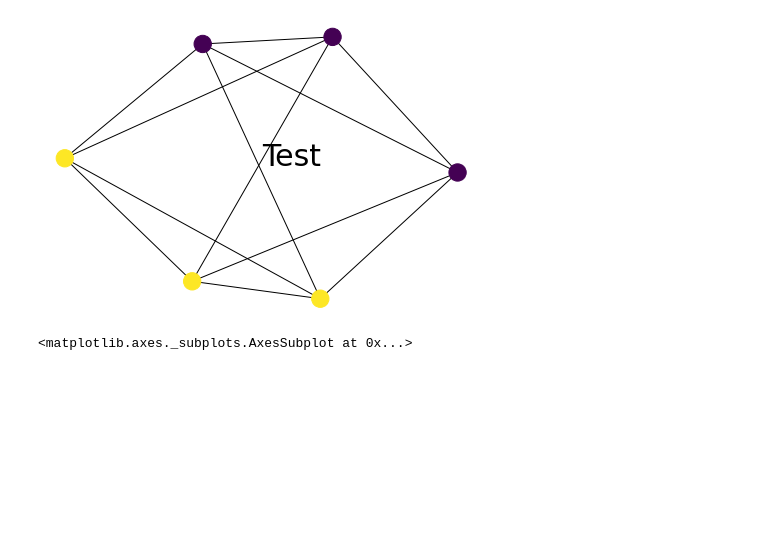
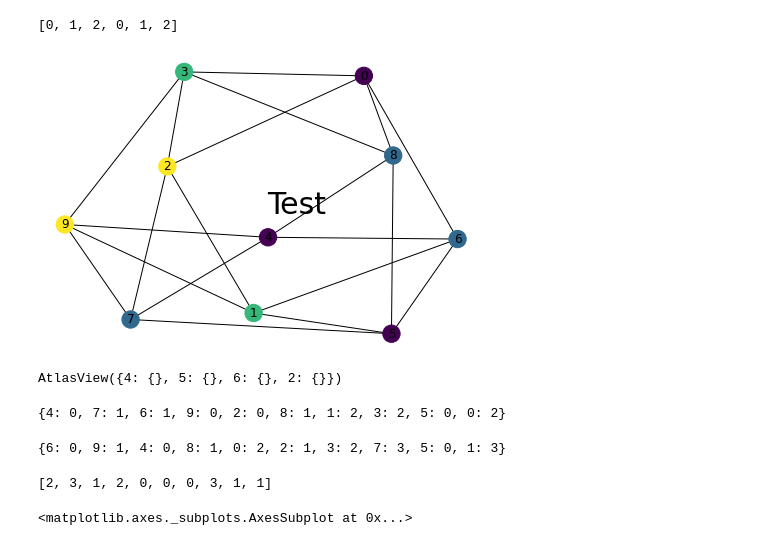
Before and after one commit to LBrinkmann/ai_vs_ci, a Jupyter notebook: notebooks/playground.ipynb, the cells around one changed output. Drawn from its saved outputs; the diff is of its cells as text; code cells hidden in the pictures; blank space fills up the shorter version.

```diff
--- a/notebooks/playground.ipynb
+++ b/notebooks/playground.ipynb
@@ -5,11 +11,39 @@ import seaborn as sns
+# %%
+node_color
+# %% [output]
+[0, 1, 2, 0, 1, 2]
 # %%
 G = nx.random_regular_graph(4, 10)
-G = nx.watts_strogatz_graph(6, 4, 0)
-nx.draw(G, node_color=[0,1,1,1,0,0])
+# G = nx.watts_strogatz_graph(6, 4, 0)
+coloring = nx.algorithms.coloring.greedy_color(G)
+
+# coloring2 = [coloring[i] for i in range(10)]
+coloring2 = [coloring[i] for i in G.nodes()]
+# state = get_graph_colors(G)
+# node_color = [state[n] for n in G.nodes()]
+labels = {i: str(i) for i in range(10)}
+# node_color=coloring,
+nx.draw(G, node_color=coloring2, labels=labels)
 plt.text(0, 0, 'Test', fontsize=30)
 plt.draw()
 # %% [output]
-[figure, old version]
+[figure, new version]
+# %%
+G[0]
+# %% [output]
+AtlasView({4: {}, 5: {}, 6: {}, 2: {}})
+# %%
+coloring
+# %% [output]
+{4: 0, 7: 1, 6: 1, 9: 0, 2: 0, 8: 1, 1: 2, 3: 2, 5: 0, 0: 2}
+# %%
+coloring
+# %% [output]
+{6: 0, 9: 1, 4: 0, 8: 1, 0: 2, 2: 1, 3: 2, 7: 3, 5: 0, 1: 3}
+# %%
+node_color
+# %% [output]
+[2, 3, 1, 2, 0, 0, 0, 3, 1, 1]
 # %%
 c_numbers = []
 for i in range(1000):
```
Also changed, not shown: parts of 1 cell of this notebook, 10 other files.
